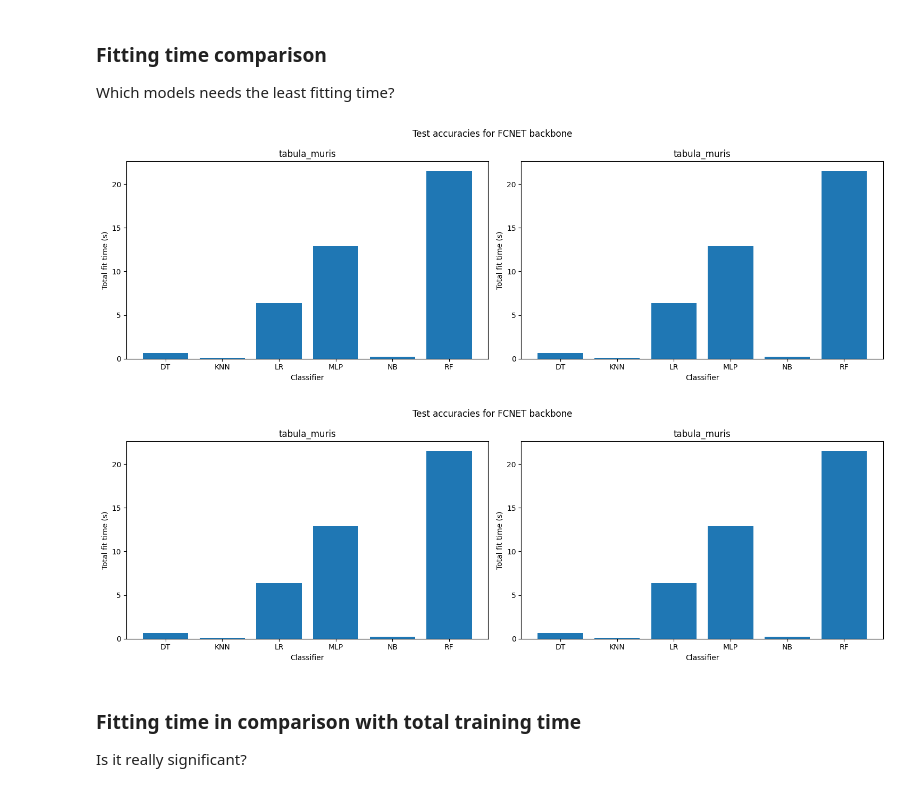
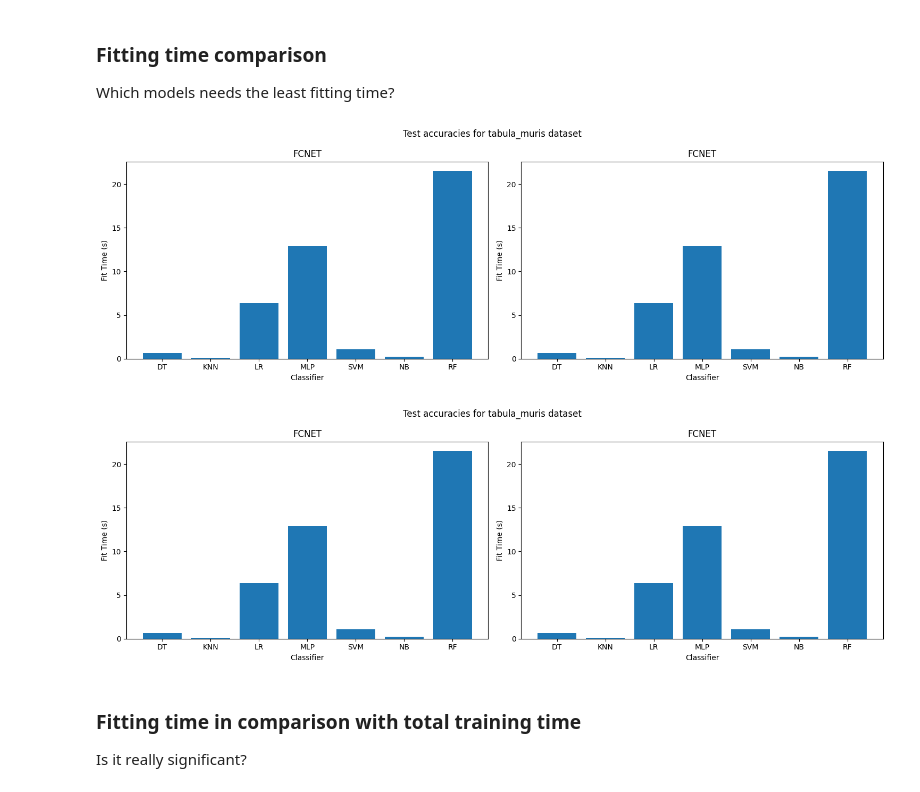
Before and after one commit to MChatzakis/BioMON, a Jupyter notebook: bioMON.ipynb, the cells around one changed output. Cells and saved outputs as stored; diff of their text form; code cells hidden in the pictures.

```diff
--- a/bioMON.ipynb
+++ b/bioMON.ipynb
@@ -85,15 +85,15 @@ n_shot = 5
 n_query = 15
 
 backbones = ["FCNET", "FCNET"]
-classifiers = ["DT", "KNN","GMM"]
+classifiers = ["DT", "KNN","GMM", "LR", "MLP", "SVM", "NB", "RF"]
 datasets = ["tabula_muris", "tabula_muris"]
 
 total_classifiers = len(classifiers)
 
-for backbone in backbones:
-    fig, ax = plt.subplots(1, 2, figsize=(15, 5))
-    fig.suptitle(f"Test accuracies for {backbone} backbone")
-    for index, dataset in enumerate(datasets):
+for dataset in datasets:
+    fig, ax = plt.subplots(1, len(backbones), figsize=(15, 5))
+    fig.suptitle(f"Test accuracies for {dataset} dataset")
+    for index, backbone in enumerate(backbones):
         classifier_accuracies = []
         for _, classifier in enumerate(classifiers):
             path = f"{RESULTS_DIR}/{dataset}/bioMON_{classifier}_{backbone}/{n_way}w{n_shot}s{n_query}q/"
@@ -103,7 +103,7 @@ for backbone in backbones:
             classifier_accuracies.append(test_line["head_query_acc_mean"])
 
         ax[index].bar(classifiers, classifier_accuracies)
-        ax[index].set_title(f"{dataset}")
+        ax[index].set_title(f"{backbone}")
         ax[index].set_xlabel("Classifier")
         ax[index].set_ylabel("Accuracy")
 
@@ -153,41 +117,39 @@ for backbone in backbones:
 
 Which models needs the least fitting time?
 # %%
-# Compare the overall test accuracies for BioMON
-
 # Compare the classifier test accuracies
 n_way = 5
 n_shot = 5
 n_query = 15
 
 backbones = ["FCNET", "FCNET"]
-classifiers = ["DT", "KNN", "LR", "MLP", "NB", "RF"]
+classifiers = ["DT", "KNN", "LR", "MLP", "SVM", "NB", "RF"]
 datasets = ["tabula_muris", "tabula_muris"]
 
 total_classifiers = len(classifiers)
 
-for backbone in backbones:
-    fig, ax = plt.subplots(1, 2, figsize=(15, 5))
-    fig.suptitle(f"Test accuracies for {backbone} backbone")
-    for index, dataset in enumerate(datasets):
-        classifier_accuracies = []
+for dataset in datasets:
+    fig, ax = plt.subplots(1, len(backbones), figsize=(15, 5))
+    fig.suptitle(f"Test accuracies for {dataset} dataset")
+    for index, backbone in enumerate(backbones):
+        classifier_times = []
         for _, classifier in enumerate(classifiers):
             path = f"{RESULTS_DIR}/{dataset}/bioMON_{classifier}_{backbone}/{n_way}w{n_shot}s{n_query}q/"
             data = pd.read_csv(path + "train_summary.csv")
 
             test_line = data.iloc[0]
-            classifier_accuracies.append(test_line["total_head_fit_time"])
+            classifier_times.append(test_line["total_head_fit_time"])
 
-        ax[index].bar(classifiers, classifier_accuracies)
-        ax[index].set_title(f"{dataset}")
+        ax[index].bar(classifiers, classifier_times)
+        ax[index].set_title(f"{backbone}")
         ax[index].set_xlabel("Classifier")
-        ax[index].set_ylabel("Total fit time (s)")
+        ax[index].set_ylabel("Fit Time (s)")
 
     fig.tight_layout()
     plt.show()
 # %% [output]
-[figure, old version]
+[figure, new version]
-[figure, old version]
+[figure, new version]
 # %% [markdown]
 ### Fitting time in comparison with total training time
 
```
Also changed, not shown: parts of 5 cells of this notebook, 1 other file.
